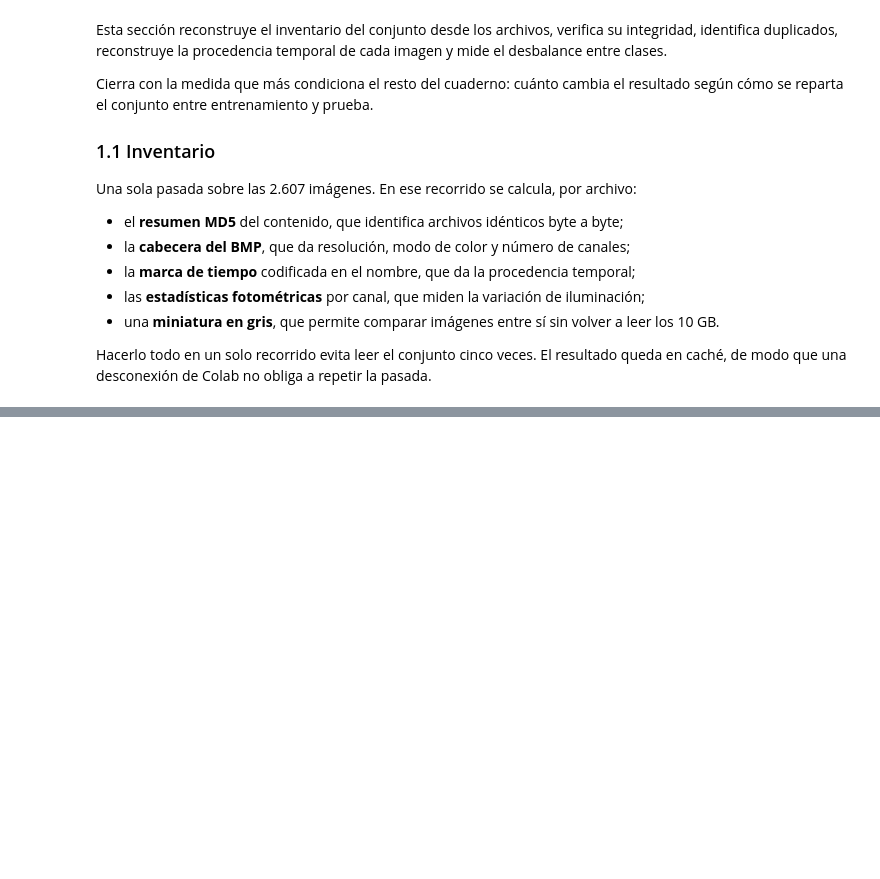
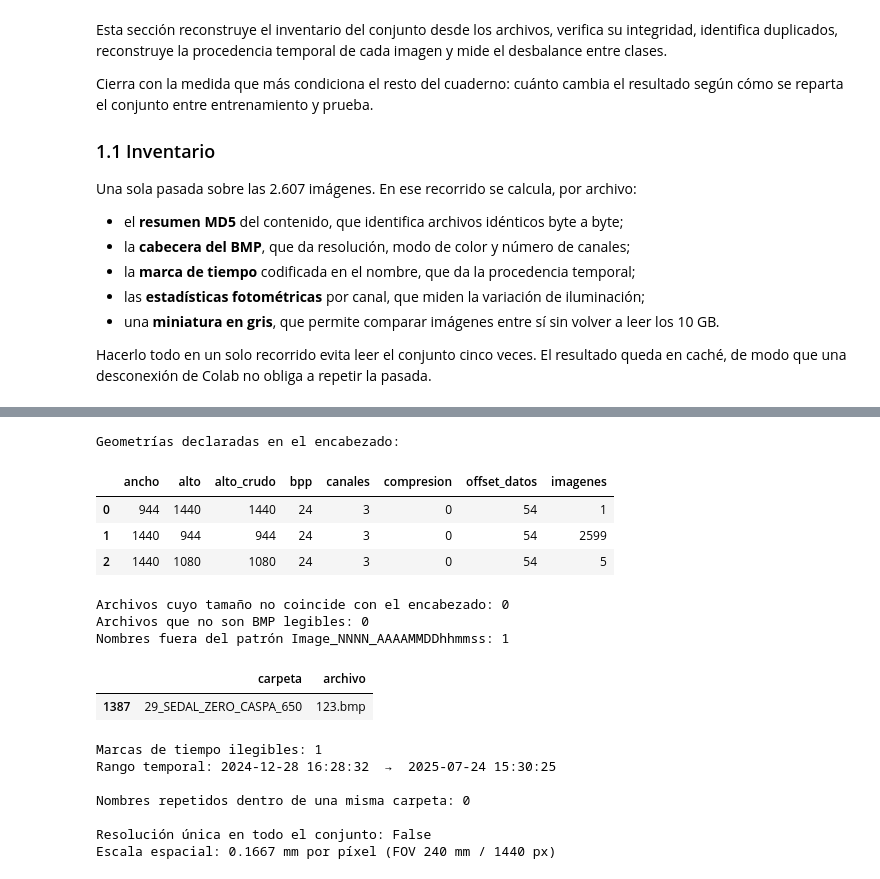
Before and after one commit to feliperangel204-cpu/proyecto-aplicado-1, a Jupyter notebook: notebooks/Proyecto-aplicado-Desa.ipynb, the cells around one changed output, grey strips where cells are left out. Cells and saved outputs as stored; diff of their text form; code cells hidden in the pictures; blank space fills up the shorter version.

```diff
--- a/notebooks/Proyecto-aplicado-Desa.ipynb
+++ b/notebooks/Proyecto-aplicado-Desa.ipynb
@@ -257,0 +328,51 @@ KeyboardInterrupt:
+# %%
+# ── 1.2 Integridad del formato ──
+geom = (inv.groupby(['ancho','alto','alto_crudo','bpp','canales','compresion','offset_datos'])
+           .size().rename('imagenes').reset_index())
+print('Geometrías declaradas en el encabezado:')
+display(geom)
+
+inv['bytes_esperados'] = 54 + inv.ancho * inv.alto * inv.canales
+desajuste = inv[inv.bytes != inv.bytes_esperados]
+print(f'\nArchivos cuyo tamaño no coincide con el encabezado: {len(desajuste)}')
+if len(desajuste):
+    display(desajuste[['ruta','bytes','bytes_esperados','ancho','alto','canales']].head(20))
+
+no_bmp = inv[inv.ancho < 0]
+print(f'Archivos que no son BMP legibles: {len(no_bmp)}')
+
+sin_patron = inv[inv.indice < 0]
+print(f'Nombres fuera del patrón Image_NNNN_AAAAMMDDhhmmss: {len(sin_patron)}')
+if len(sin_patron):
+    display(sin_patron[['carpeta','archivo']].head(20))
+
+print(f'Marcas de tiempo ilegibles: {int(inv.marca_tiempo.isna().sum())}')
+print(f'Rango temporal: {inv.marca_tiempo.min()}  →  {inv.marca_tiempo.max()}')
+
+repetidos = inv[inv.duplicated('ruta', keep=False)]
+print(f'\nNombres repetidos dentro de una misma carpeta: {len(repetidos)}')
+if len(repetidos):
+    display(repetidos[['carpeta','archivo','bytes','md5']].sort_values(['carpeta','archivo']))
+
+print(f'\nResolución única en todo el conjunto: '
+      f'{inv.ancho.nunique() == 1 and inv.alto.nunique() == 1}')
+print(f'Escala espacial: {MM_POR_PIXEL:.4f} mm por píxel '
+      f'(FOV 240 mm / {ANCHO_NATIVO} px)')
+# %% [output]
+Geometrías declaradas en el encabezado:
+|  | ancho | alto | alto_crudo | bpp | canales | compresion | offset_datos | imagenes |
+| 0 | 944 | 1440 | 1440 | 24 | 3 | 0 | 54 | 1 |
+| 1 | 1440 | 944 | 944 | 24 | 3 | 0 | 54 | 2599 |
+| 2 | 1440 | 1080 | 1080 | 24 | 3 | 0 | 54 | 5 |
+Archivos cuyo tamaño no coincide con el encabezado: 0
+Archivos que no son BMP legibles: 0
+Nombres fuera del patrón Image_NNNN_AAAAMMDDhhmmss: 1
+|  | carpeta | archivo |
+| 1387 | 29_SEDAL_ZERO_CASPA_650 | 123.bmp |
+Marcas de tiempo ilegibles: 1
+Rango temporal: 2024-12-28 16:28:32  →  2025-07-24 15:30:25
+
+Nombres repetidos dentro de una misma carpeta: 0
+
+Resolución única en todo el conjunto: False
+Escala espacial: 0.1667 mm por píxel (FOV 240 mm / 1440 px)
```
Also changed, not shown: parts of 5 cells of this notebook.
